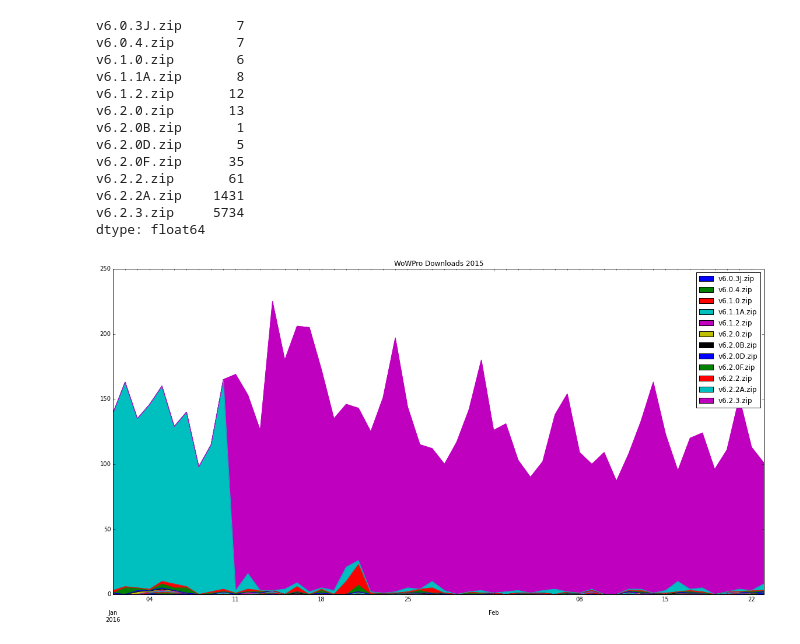
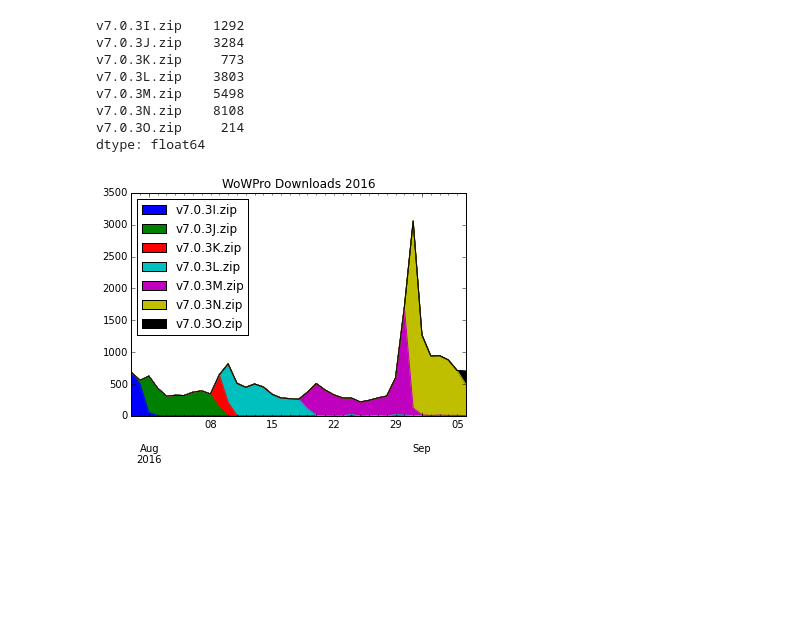
Before and after one commit to Ludovicus-Maior/WoW-Pro-Guides, a Jupyter notebook: WoWPro_Utilities/WoWPro Stats.ipynb, the cells around one changed output. Saved outputs shown, nothing was run; the diff lists cells and outputs as text; code cells hidden in the pictures; blank space fills up the shorter version.

```diff
--- a/WoWPro_Utilities/WoWPro Stats.ipynb
+++ b/WoWPro_Utilities/WoWPro Stats.ipynb
@@ -70,24 +67,19 @@ dtype: float64
 # %%
 x = data["2016"].dropna(axis=1, how='all')
-x = x.iloc[: , 9:]
-ax=x.plot(kind='area', title="WoWPro Downloads 2015")
+x = x.iloc[: , -9:-2].dropna(axis=0, how='all')
+ax=x.plot(kind='area', title="WoWPro Downloads 2016")
 #ax.set_ylim(0,1000)
 x.sum(axis=0)
 # %% [output]
-v6.0.3J.zip       7
-v6.0.4.zip        7
-v6.1.0.zip        6
-v6.1.1A.zip       8
-v6.1.2.zip       12
-v6.2.0.zip       13
-v6.2.0B.zip       1
-v6.2.0D.zip       5
-v6.2.0F.zip      35
-v6.2.2.zip       61
-v6.2.2A.zip    1431
-v6.2.3.zip     5734
+v7.0.3I.zip    1292
+v7.0.3J.zip    3284
+v7.0.3K.zip     773
+v7.0.3L.zip    3803
+v7.0.3M.zip    5498
+v7.0.3N.zip    8108
+v7.0.3O.zip     214
 dtype: float64
-[figure, old version]
+[figure, new version]
 # %%
 x.resample('D', how='mean')
 # %% [output]
```
Also changed, not shown: parts of 5 cells of this notebook, 1 other file.
